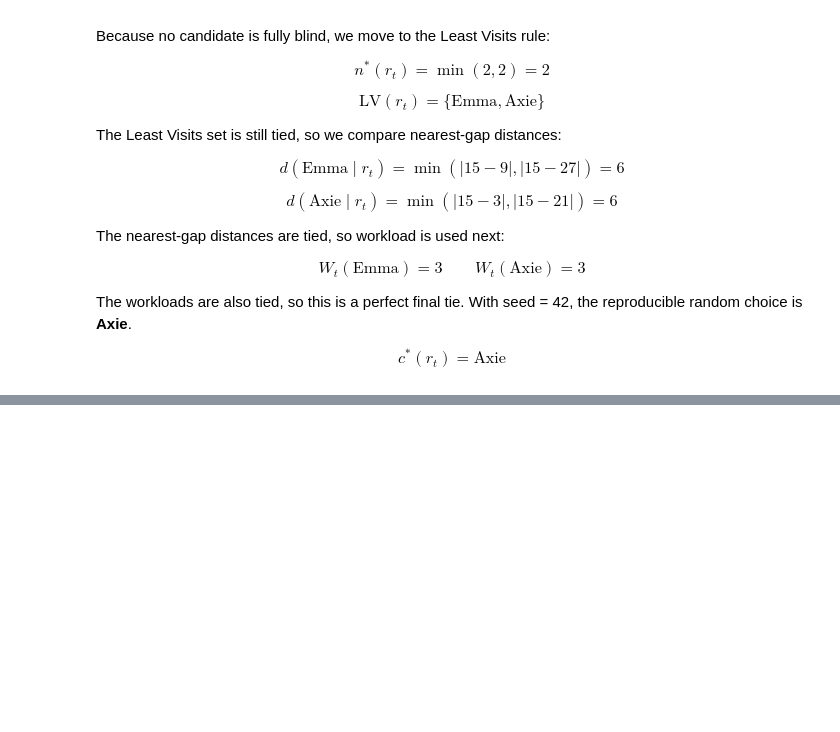
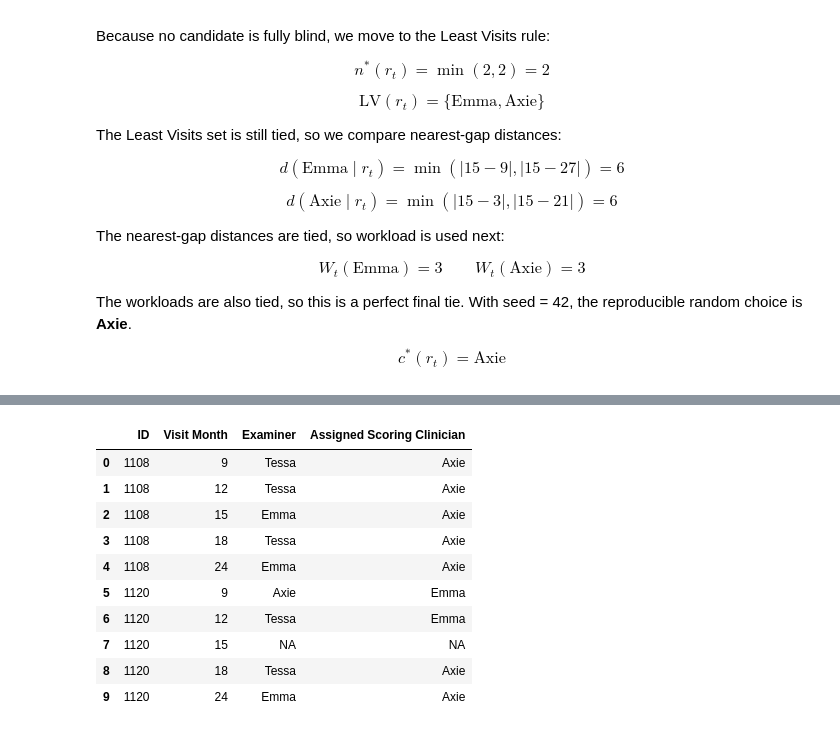
Before and after one commit to namo507/esd-redcap-metadata-watcher, a Jupyter notebook: CSBS_scoring_assignment.ipynb, the cells around one changed output, grey strips where cells are left out. Cells and saved outputs as stored; diff of their text form; code cells hidden in the pictures; blank space fills up the shorter version.

```diff
--- a/CSBS_scoring_assignment.ipynb
+++ b/CSBS_scoring_assignment.ipynb
@@ -1564,0 +1599,82 @@ $$
+# %%
+# Jessie Working example: use only the two original examples exactly as provided.
+# Output table: ID, Visit Month, Examiner, Assigned Scoring Clinician.
+# Observed scenarios in these rows: NS, LV, FT, and NA.
+
+jessie_example_df = pd.DataFrame(
+    [
+        {"ID": 1108, "Visit Month": 9, "Examiner": "Tessa"},
+        {"ID": 1108, "Visit Month": 12, "Examiner": "Tessa"},
+        {"ID": 1108, "Visit Month": 15, "Examiner": "Emma"},
+        {"ID": 1108, "Visit Month": 18, "Examiner": "Tessa"},
+        {"ID": 1108, "Visit Month": 24, "Examiner": "Emma"},
+        {"ID": 1120, "Visit Month": 9, "Examiner": "Axie"},
+        {"ID": 1120, "Visit Month": 12, "Examiner": "Tessa"},
+        {"ID": 1120, "Visit Month": 15, "Examiner": "NA"},
+        {"ID": 1120, "Visit Month": 18, "Examiner": "Tessa"},
+        {"ID": 1120, "Visit Month": 24, "Examiner": "Emma"},
+    ]
+)
+
+jessie_assigned = assign_scoring_clinicians(jessie_example_df, seed=42)
+
+jessie_output = jessie_assigned[
+    ["ID", "Visit Month", "Examiner", "Assigned Scoring Clinician"]
+]
+
+expected_jessie = pd.DataFrame(
+    [
+        {"ID": 1108, "Visit Month": 9, "Examiner": "Tessa", "Assigned Scoring Clinician": "Axie"},
+        {"ID": 1108, "Visit Month": 12, "Examiner": "Tessa", "Assigned Scoring Clinician": "Axie"},
+        {"ID": 1108, "Visit Month": 15, "Examiner": "Emma", "Assigned Scoring Clinician": "Axie"},
+        {"ID": 1108, "Visit Month": 18, "Examiner": "Tessa", "Assigned Scoring Clinician": "Axie"},
+        {"ID": 1108, "Visit Month": 24, "Examiner": "Emma", "Assigned Scoring Clinician": "Axie"},
+        {"ID": 1120, "Visit Month": 9, "Examiner": "Axie", "Assigned Scoring Clinician": "Emma"},
+        {"ID": 1120, "Visit Month": 12, "Examiner": "Tessa", "Assigned Scoring Clinician": "Emma"},
+        {"ID": 1120, "Visit Month": 15, "Examiner": "NA", "Assigned Scoring Clinician": "NA"},
+        {"ID": 1120, "Visit Month": 18, "Examiner": "Tessa", "Assigned Scoring Clinician": "Axie"},
+        {"ID": 1120, "Visit Month": 24, "Examiner": "Emma", "Assigned Scoring Clinician": "Axie"},
+    ]
+)
+
+assert jessie_output.reset_index(drop=True).equals(expected_jessie)
+
+display(jessie_output)
+
+jessie_decisions_markdown = "\n".join([
+    "### Decision scenarios observed in Jessie's exact data",
+    "",
+    "| Observed scenario | Where it happens | Condition | Decision |",
+    "| --- | --- | --- | --- |",
+    r"| Unique NS | Child 1108 at 9m, 12m, 15m, 18m, 24m | $\mathrm{NS}(r_t)=\{\text{Axie}\}$ | Axie is assigned because Axie never examined child 1108. |",
+    r"| Unique LV | Child 1120 at 9m and 24m | $\mathrm{NS}(r_t)=\varnothing$ and $\mathrm{LV}(r_t)$ has one winner | Emma wins at 9m and Axie wins at 24m because each has fewer prior contacts than the other candidate. |",
+    r"| Unique FT | Child 1120 at 12m and 18m | $\mathrm{LV}(r_t)=\{\text{Emma},\text{Axie}\}$ and compare $d(c \mid r_t)$ | The candidate whose nearest own visit is further away in time is assigned. |",
+    r"| NA visit | Child 1120 at 15m | $e_t=\mathrm{NA}$ | No scorer is assigned. |",
+])
+
+display(Markdown(jessie_decisions_markdown))
+
+jessie_summary_markdown = "\n".join([
+    "### Simple interpretation of Jessie’s two examples",
+    "",
+    "- **Child 1108** shows the pure **Never Seen (NS)** rule: Axie never examined this child, so Axie scores every completed visit.",
+    "- **Child 1120 at 9m and 24m** shows the **Least Visits (LV)** rule: the winning scorer has fewer prior contacts with the child than the other candidate.",
+    "- **Child 1120 at 12m and 18m** shows the **Furthest in Time (FT)** rule: Emma and Axie are tied on visit count, so the scorer is whichever one saw the child furthest away in age from the current visit.",
+    "- **Child 1120 at 15m** shows the **NA** rule: no visit occurred, so no scorer is assigned.",
+    "",
+    "These two examples reproduce Jessie’s expected final 4-column output exactly.",
+])
+
+display(Markdown(jessie_summary_markdown))
+# %% [output]
+|  | ID | Visit Month | Examiner | Assigned Scoring Clinician |
+| 0 | 1108 | 9 | Tessa | Axie |
+| 1 | 1108 | 12 | Tessa | Axie |
+| 2 | 1108 | 15 | Emma | Axie |
+| 3 | 1108 | 18 | Tessa | Axie |
+| 4 | 1108 | 24 | Emma | Axie |
+| 5 | 1120 | 9 | Axie | Emma |
+| 6 | 1120 | 12 | Tessa | Emma |
+| 7 | 1120 | 15 | NA | NA |
+| 8 | 1120 | 18 | Tessa | Axie |
+| 9 | 1120 | 24 | Emma | Axie |
```
Also changed, not shown: parts of 3 cells of this notebook.
